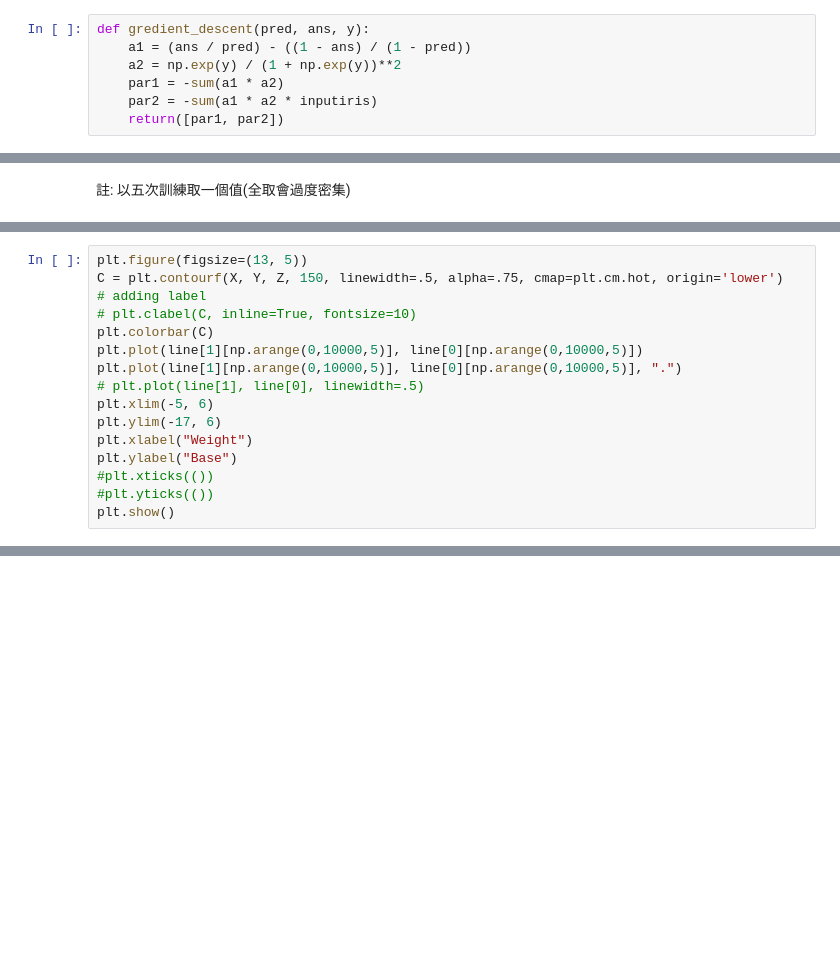
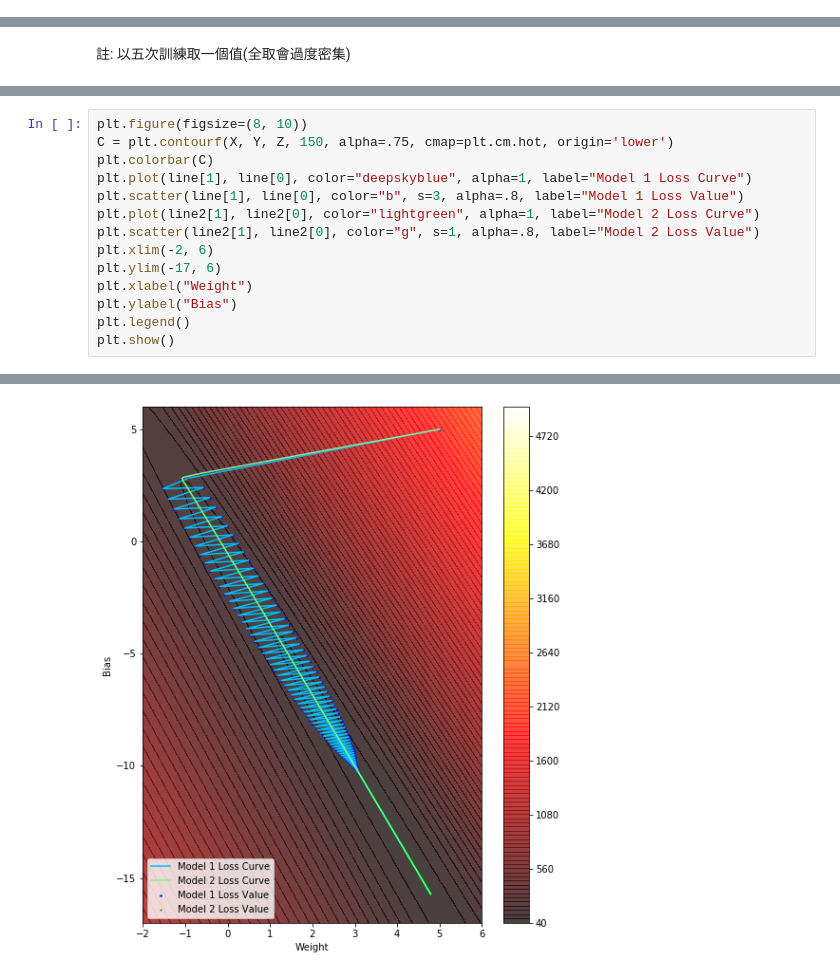
Before and after one commit to Burtlin/my_folder, a Jupyter notebook: neural-network/Hand-made Neural Network(Gradient Descent Derivation and Implementation).ipynb, the cells around one changed output, grey strips where cells are left out. Saved outputs shown, nothing was run; the diff lists cells and outputs as text; blank space fills up the shorter version.

```diff
--- a/neural-network/Hand-made Neural Network(Gradient Descent Derivation and Implementation).ipynb
+++ b/neural-network/Hand-made Neural Network(Gradient Descent Derivation and Implementation).ipynb
@@ -89,10 +94,3 @@ print("參數最小值 b = {}, w = {}, loss value = {}".format(
 參數最小值 b = -16.1809, w = 4.9246, loss value = 61.9387
 # %% [markdown]
 ## Gredient Descent
-# %%
-def gredient_descent(pred, ans, y):
-    a1 = (ans / pred) - ((1 - ans) / (1 - pred))
-    a2 = np.exp(y) / (1 + np.exp(y))**2
-    par1 = -sum(a1 * a2)
-    par2 = -sum(a1 * a2 * inputiris)
-    return([par1, par2])
@@ -179,17 +249,15 @@ plt.show()
 # %%
-plt.figure(figsize=(13, 5))
-C = plt.contourf(X, Y, Z, 150, linewidth=.5, alpha=.75, cmap=plt.cm.hot, origin='lower')
-# adding label
-# plt.clabel(C, inline=True, fontsize=10)
+plt.figure(figsize=(8, 10))
+C = plt.contourf(X, Y, Z, 150, alpha=.75, cmap=plt.cm.hot, origin='lower')
 plt.colorbar(C)
-plt.plot(line[1][np.arange(0,10000,5)], line[0][np.arange(0,10000,5)])
-plt.plot(line[1][np.arange(0,10000,5)], line[0][np.arange(0,10000,5)], ".")
-# plt.plot(line[1], line[0], linewidth=.5)
-plt.xlim(-5, 6)
+plt.plot(line[1], line[0], color="deepskyblue", alpha=1, label="Model 1 Loss Curve")
+plt.scatter(line[1], line[0], color="b", s=3, alpha=.8, label="Model 1 Loss Value")
+plt.plot(line2[1], line2[0], color="lightgreen", alpha=1, label="Model 2 Loss Curve")
+plt.scatter(line2[1], line2[0], color="g", s=1, alpha=.8, label="Model 2 Loss Value")
+plt.xlim(-2, 6)
 plt.ylim(-17, 6)
 plt.xlabel("Weight")
-plt.ylabel("Base")
-#plt.xticks(())
-#plt.yticks(())
+plt.ylabel("Bias")
+plt.legend()
 plt.show()
 # %% [output]
@@ -197,0 +264 @@ plt.show()
+[figure, added]
```
Also changed, not shown: parts of 32 cells of this notebook.
